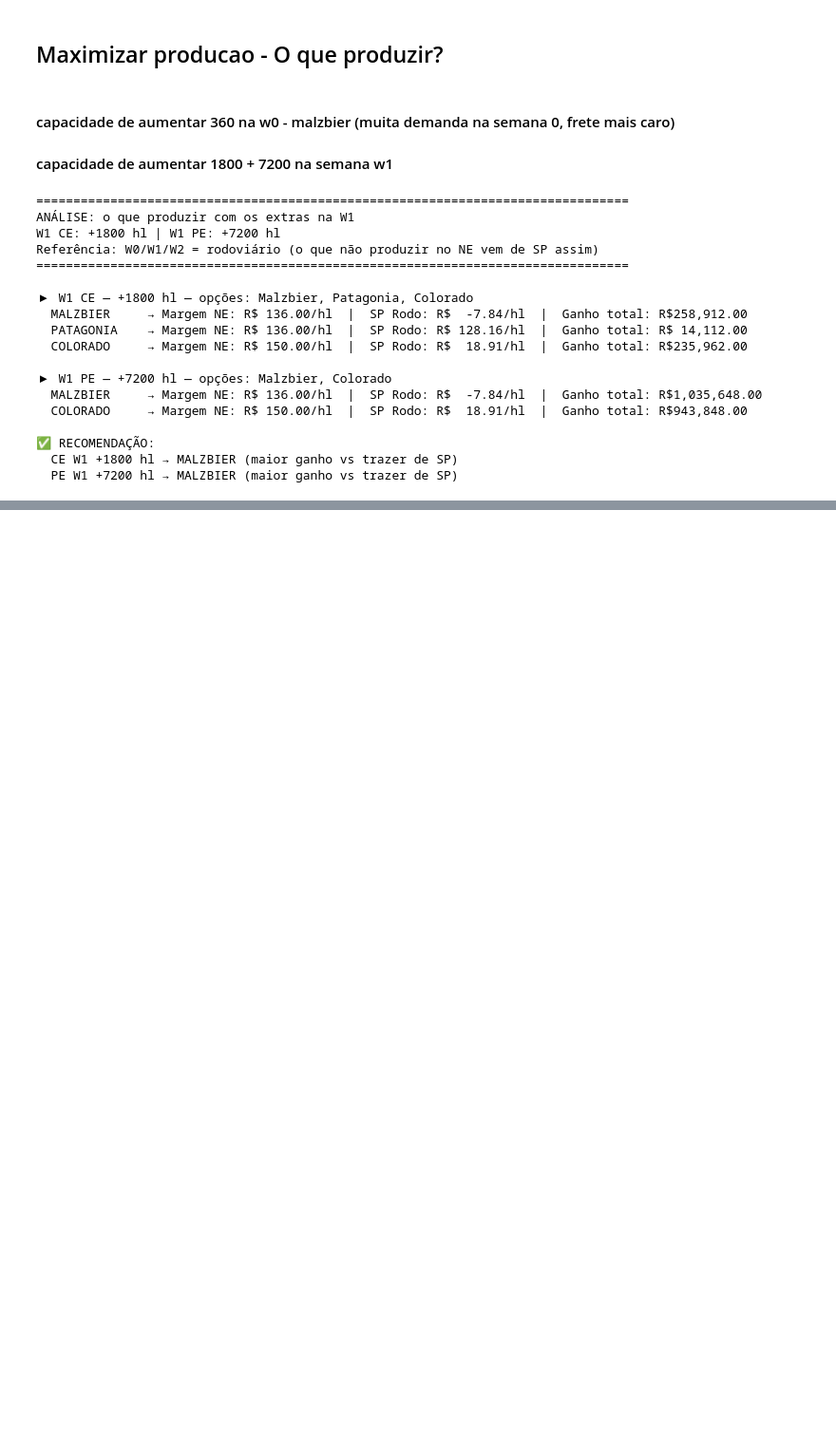
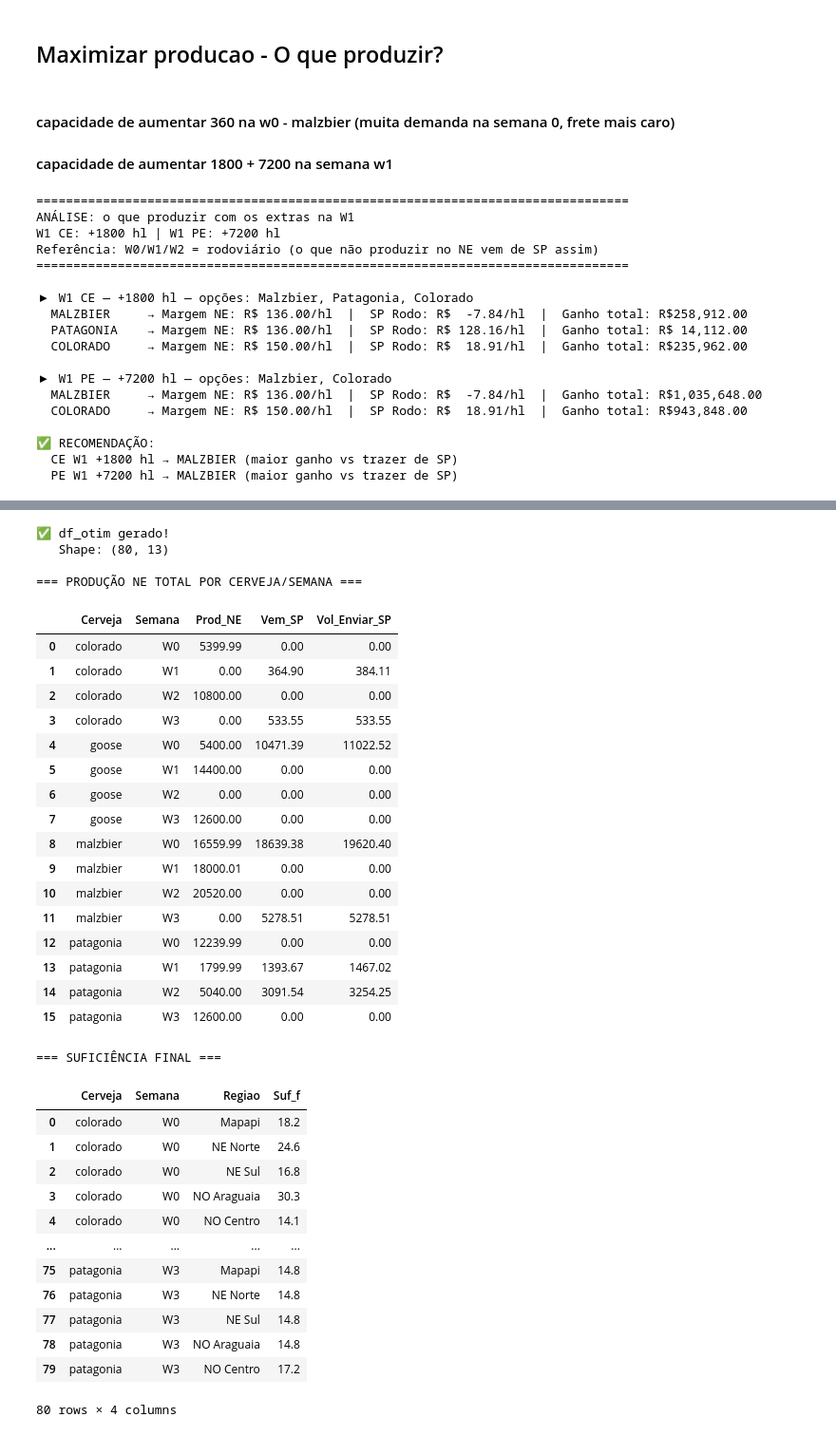
Before and after one commit to helonogueira/grupo2-hackaton, a Jupyter notebook: Dados.finais.sexta.ipynb, the cells around one changed output, grey strips where cells are left out. Shown at 95% size. Drawn from its saved outputs; the diff is of its cells as text; code cells hidden in the pictures; blank space fills up the shorter version.

```diff
--- a/Dados.finais.sexta.ipynb
+++ b/Dados.finais.sexta.ipynb
@@ -374,0 +763,51 @@ Referência: W0/W1/W2 = rodoviário (o que não produzir no NE vem de SP assim)
+# %%
+cervejas = ["patagonia", "malzbier ", "colorado ", "goose"]
+
+df_otim = pd.concat(
+    [analisar_cerveja(c, df_all, producao_otim) for c in cervejas],
+    ignore_index=True
+)
+
+print("✅ df_otim gerado!")
+print(f"   Shape: {df_otim.shape}")
+print(f"\n=== PRODUÇÃO NE TOTAL POR CERVEJA/SEMANA ===")
+display(df_otim.groupby(["Cerveja","Semana"])[["Prod_NE","Vem_SP","Vol_Enviar_SP"]].sum().reset_index())
+
+print(f"\n=== SUFICIÊNCIA FINAL ===")
+display(df_otim.groupby(["Cerveja","Semana","Regiao"])["Suf_f"].first().reset_index())
+# %% [output]
+✅ df_otim gerado!
+   Shape: (80, 13)
+
+=== PRODUÇÃO NE TOTAL POR CERVEJA/SEMANA ===
+|  | Cerveja | Semana | Prod_NE | Vem_SP | Vol_Enviar_SP |
+| 0 | colorado | W0 | 5399.99 | 0.00 | 0.00 |
+| 1 | colorado | W1 | 0.00 | 364.90 | 384.11 |
+| 2 | colorado | W2 | 10800.00 | 0.00 | 0.00 |
+| 3 | colorado | W3 | 0.00 | 533.55 | 533.55 |
+| 4 | goose | W0 | 5400.00 | 10471.39 | 11022.52 |
+| 5 | goose | W1 | 14400.00 | 0.00 | 0.00 |
+| 6 | goose | W2 | 0.00 | 0.00 | 0.00 |
+| 7 | goose | W3 | 12600.00 | 0.00 | 0.00 |
+| 8 | malzbier | W0 | 16559.99 | 18639.38 | 19620.40 |
+| 9 | malzbier | W1 | 18000.01 | 0.00 | 0.00 |
+| 10 | malzbier | W2 | 20520.00 | 0.00 | 0.00 |
+| 11 | malzbier | W3 | 0.00 | 5278.51 | 5278.51 |
+| 12 | patagonia | W0 | 12239.99 | 0.00 | 0.00 |
+| 13 | patagonia | W1 | 1799.99 | 1393.67 | 1467.02 |
+| 14 | patagonia | W2 | 5040.00 | 3091.54 | 3254.25 |
+| 15 | patagonia | W3 | 12600.00 | 0.00 | 0.00 |
+=== SUFICIÊNCIA FINAL ===
+|  | Cerveja | Semana | Regiao | Suf_f |
+| 0 | colorado | W0 | Mapapi | 18.2 |
+| 1 | colorado | W0 | NE Norte | 24.6 |
+| 2 | colorado | W0 | NE Sul | 16.8 |
+| 3 | colorado | W0 | NO Araguaia | 30.3 |
+| 4 | colorado | W0 | NO Centro | 14.1 |
+| ... | ... | ... | ... | ... |
+| 75 | patagonia | W3 | Mapapi | 14.8 |
+| 76 | patagonia | W3 | NE Norte | 14.8 |
+| 77 | patagonia | W3 | NE Sul | 14.8 |
+| 78 | patagonia | W3 | NO Araguaia | 14.8 |
+| 79 | patagonia | W3 | NO Centro | 17.2 |
+80 rows × 4 columns
```
Also changed, not shown: parts of 9 cells of this notebook.
